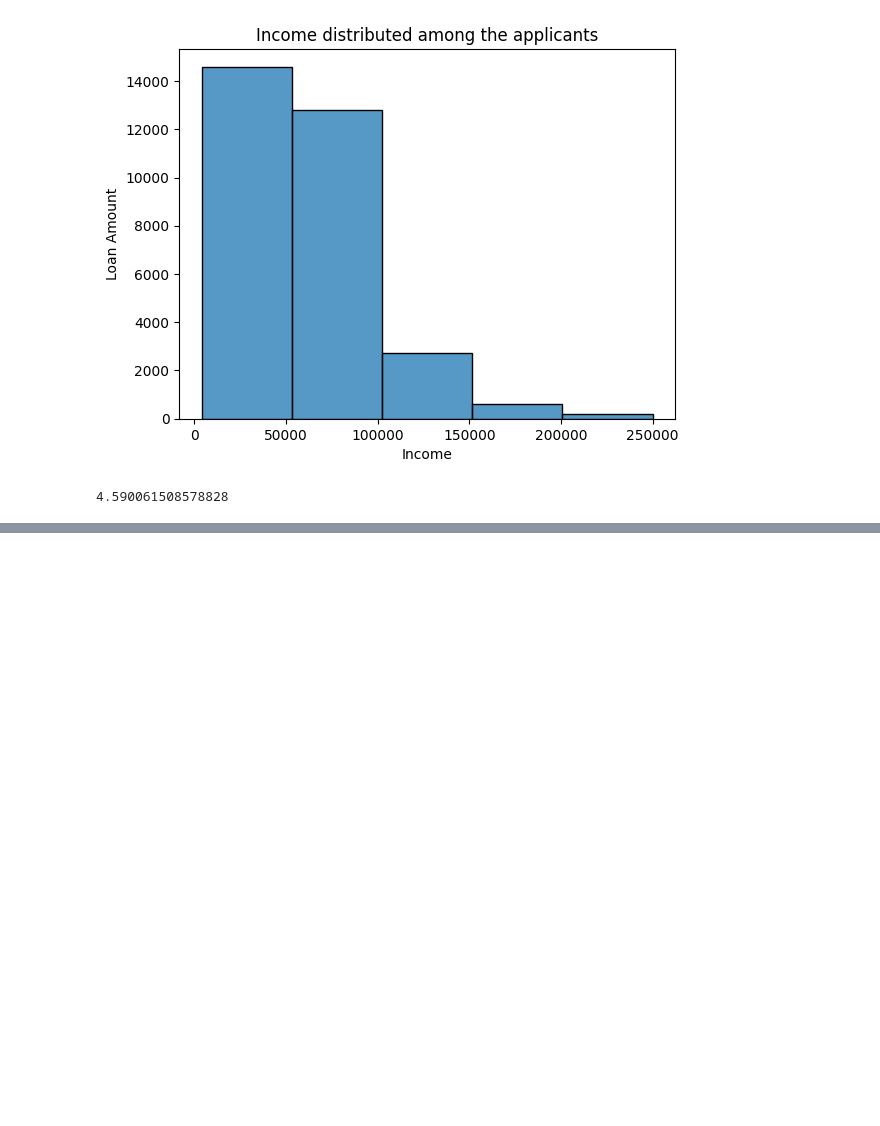
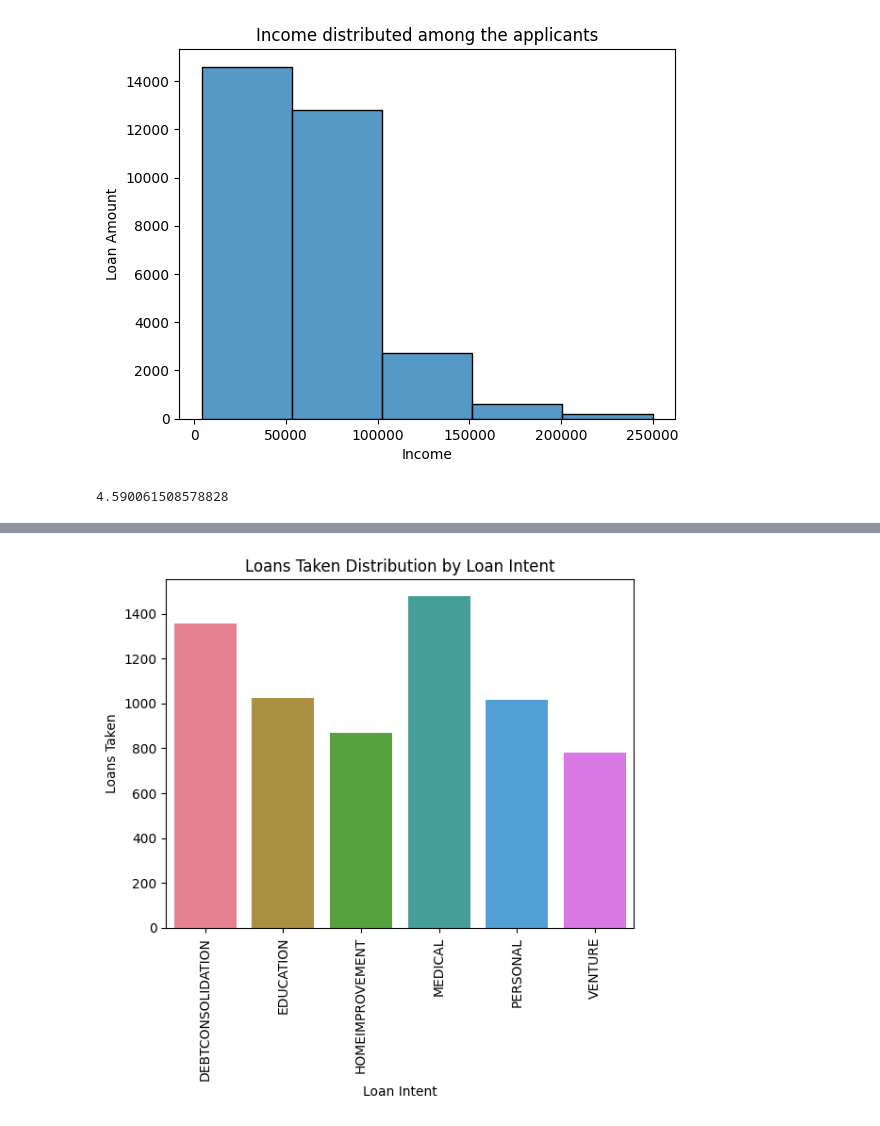
Before and after one commit to patel-mark/Credit-Risk-Assessment, a Jupyter notebook: Untitled.ipynb, the cells around one changed output, grey strips where cells are left out. Drawn from its saved outputs; the diff is of its cells as text; code cells hidden in the pictures; blank space fills up the shorter version.

```diff
--- a/Untitled.ipynb
+++ b/Untitled.ipynb
@@ -166,0 +155,4 @@ plt.show()
+# %%
+#What are the common purposes for which loans are taken (loan_intent)?
+loan_intent=df_filtered.groupby('loan_intent')['loan_status'].sum().reset_index()
+loan_intent
@@ -166,0 +167,9 @@ plt.show()
+# %%
+sns.barplot(data=loan_intent, x='loan_intent', y='loan_status', hue='loan_intent', palette="husl", dodge=False)
+plt.title('Loans Taken Distribution by Loan Intent')
+plt.xlabel('Loan Intent')
+plt.ylabel('Loans Taken')
+plt.xticks(rotation=90)
+plt.show()
+# %% [output]
+[figure, added]
```
Also changed, not shown: parts of 18 cells of this notebook, 1 other file.
